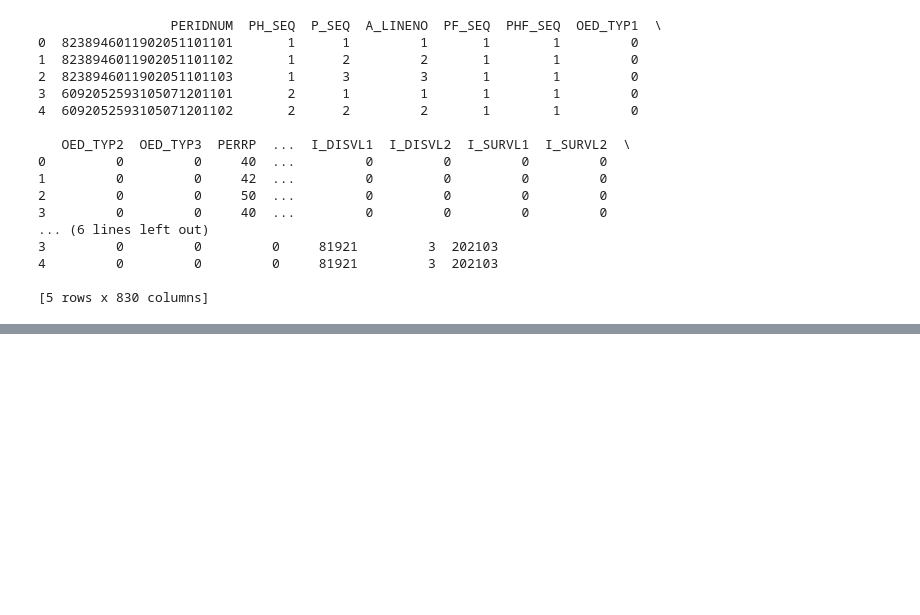
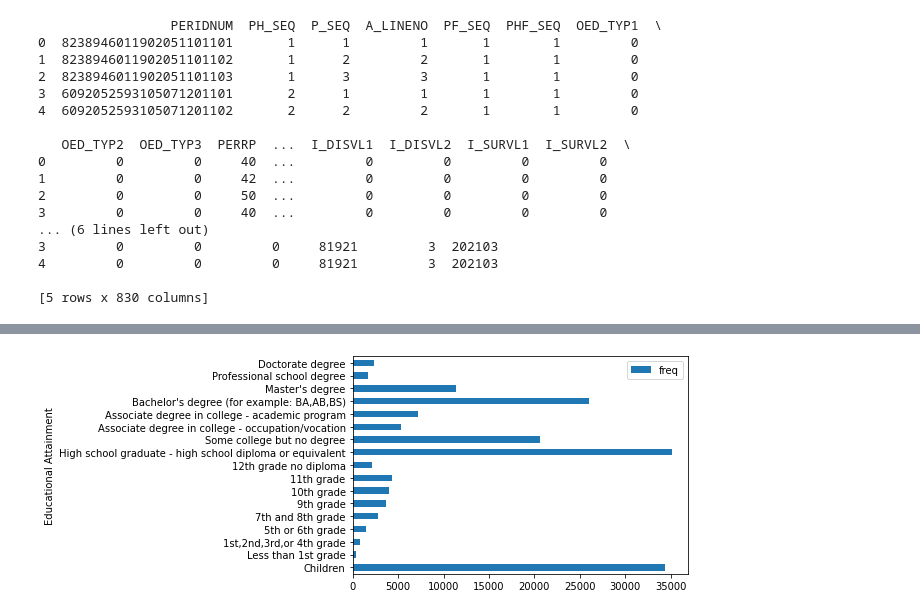
Before and after one commit to CTDdata/govtDataLab, a Jupyter notebook: govt-data.ipynb, the cells around one changed output, grey strips where cells are left out. Saved outputs shown, nothing was run; the diff lists cells and outputs as text; code cells hidden in the pictures; blank space fills up the shorter version.

```diff
--- a/govt-data.ipynb
+++ b/govt-data.ipynb
@@ -5,0 +9,3 @@ import pandas as pd
+# %%
+#name file path (you will have download your own dataset and populate the path and choose the appropriate cell to execute)
+file = 'asecpub21csv/pppub21.csv' # <-- edit this value!
@@ -93,0 +40,4 @@ print(sas_df.isnull())
+# %%
+#read data from excel & print head
+df = pd.read_excel(file)
+print(df.head())
@@ -93,0 +47,7 @@ print(sas_df.isnull())
+# %%
+#output frequency table of chosen column in dataset
+col = 'A_HGA' #<-edit this value!
+col_name = 'Educational Attainment' #<-edit this value!
+freq = df[col].value_counts().rename_axis(col_name).reset_index(name='freq')
+freq = freq.sort_values(by = col_name)
+print(freq)
@@ -93,0 +73,25 @@ print(sas_df.isnull())
+# %%
+#replace codes with descriptive labels
+codebook = [['0', 'Children'], #<- if appropriate, replace these values based on codebook or data dictionary for your dataset
+            ['31', 'Less than 1st grade'],
+            ['32', '1st,2nd,3rd,or 4th grade'],
+            ['33', '5th or 6th grade'],
+            ['34', '7th and 8th grade'],
+            ['35', '9th grade'],
+            ['36', '10th grade'],
+            ['37', '11th grade'],
+            ['38', '12th grade no diploma'],
+            ['39', 'High school graduate - high school diploma or equivalent'],
+              ['40', 'Some college but no degree'],
+            ['41', 'Associate degree in college - occupation/vocation'],
+            ['42', 'Associate degree in college - academic program'],
+            ['43', "Bachelor's degree (for example: BA,AB,BS)"],
+            ['44', "Master's degree"],
+            ['45', 'Professional school degree'],
+            ['46', 'Doctorate degree']]
+#loops through label codes and replaces them in frequency table
+for lbl in codebook:
+    freq[col_name] = freq[col_name].replace(int(lbl[0]), lbl[1])
+
+#prints updated frequency table
+print(freq)
@@ -93,0 +117,5 @@ print(sas_df.isnull())
+# %%
+#create frequency chart
+ax = freq.plot.barh(x=col_name, y='freq', rot=0)
+# %% [output]
+[figure, added]
```
Also changed, not shown: parts of 13 cells of this notebook.
